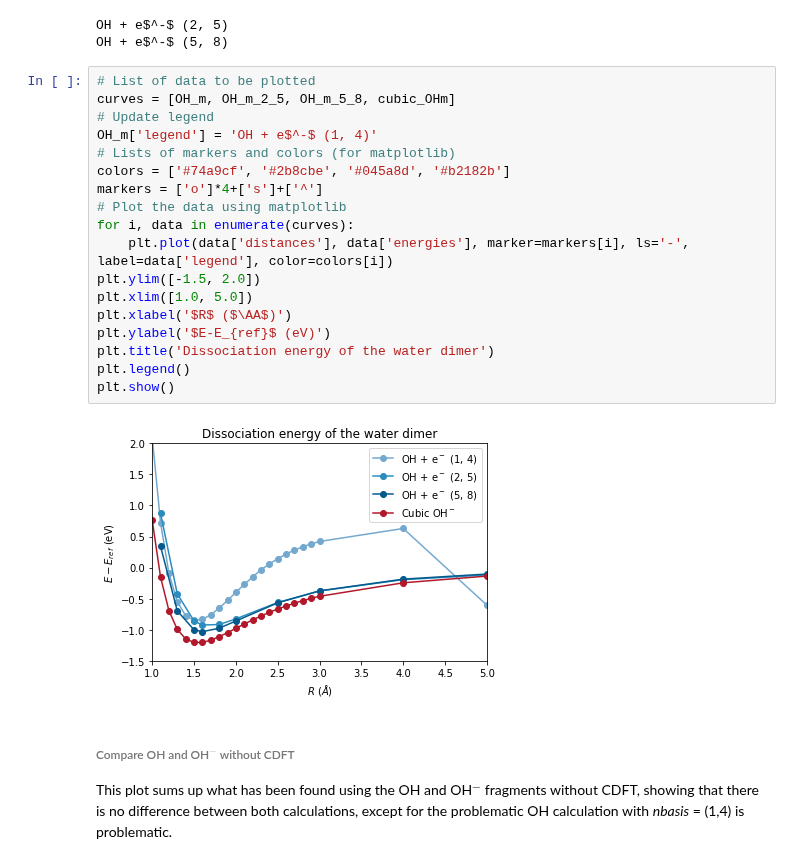
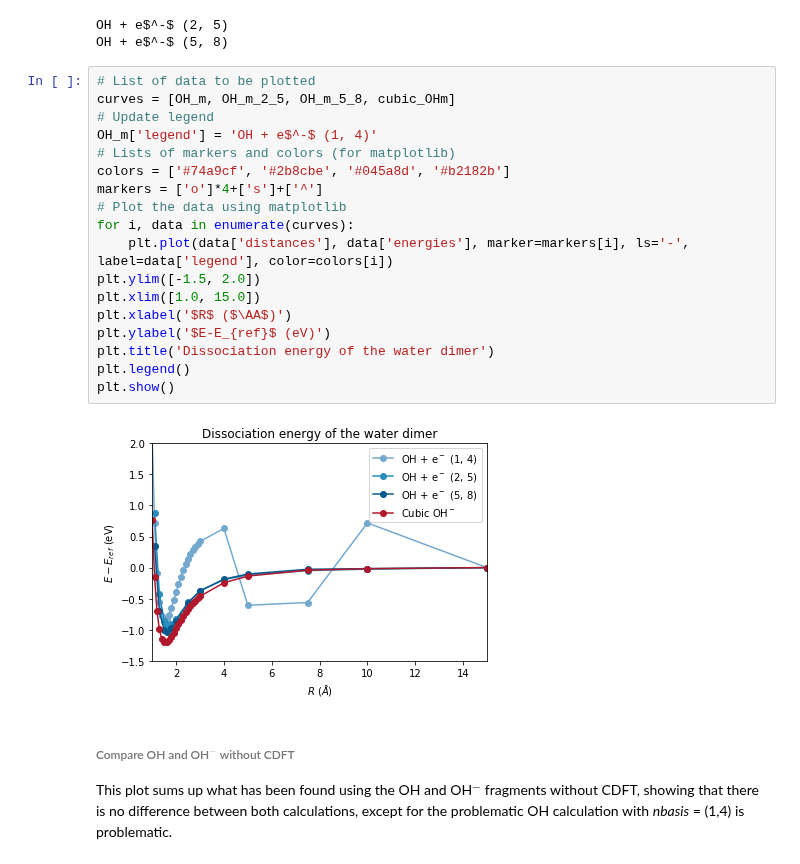
Before and after one commit to luigigenovese/BigDFT-nb, a Jupyter notebook: CDFT-H2O/dissociation.ipynb, the cells around one changed output. Drawn from its saved outputs; the diff is of its cells as text.

```diff
--- a/CDFT-H2O/dissociation.ipynb
+++ b/CDFT-H2O/dissociation.ipynb
@@ -1055,23 +1055,23 @@ OH + e$^-$ (5, 8)
 # %%
 # List of data to be plotted
 curves = [OH_m, OH_m_2_5, OH_m_5_8, cubic_OHm]
 # Update legend
 OH_m['legend'] = 'OH + e$^-$ (1, 4)'
 # Lists of markers and colors (for matplotlib)
 colors = ['#74a9cf', '#2b8cbe', '#045a8d', '#b2182b']
 markers = ['o']*4+['s']+['^']
 # Plot the data using matplotlib
 for i, data in enumerate(curves):
     plt.plot(data['distances'], data['energies'], marker=markers[i], ls='-', label=data['legend'], color=colors[i])
 plt.ylim([-1.5, 2.0])
-plt.xlim([1.0, 5.0])
+plt.xlim([1.0, 15.0])
 plt.xlabel('$R$ ($\AA$)')
 plt.ylabel('$E-E_{ref}$ (eV)')
 plt.title('Dissociation energy of the water dimer')
 plt.legend()
 plt.show()
 # %% [output]
-[figure, old version]
+[figure, new version]
 # %% [markdown]
 ###### Compare OH and OH$^-$ without CDFT
 This plot sums up what has been found using the OH and OH$^-$ fragments without CDFT, showing that there is no difference between both calculations, except for the problematic OH calculation with *nbasis* = (1,4) is problematic.
```
Also changed, not shown: parts of 3 cells of this notebook, 2 other files.
